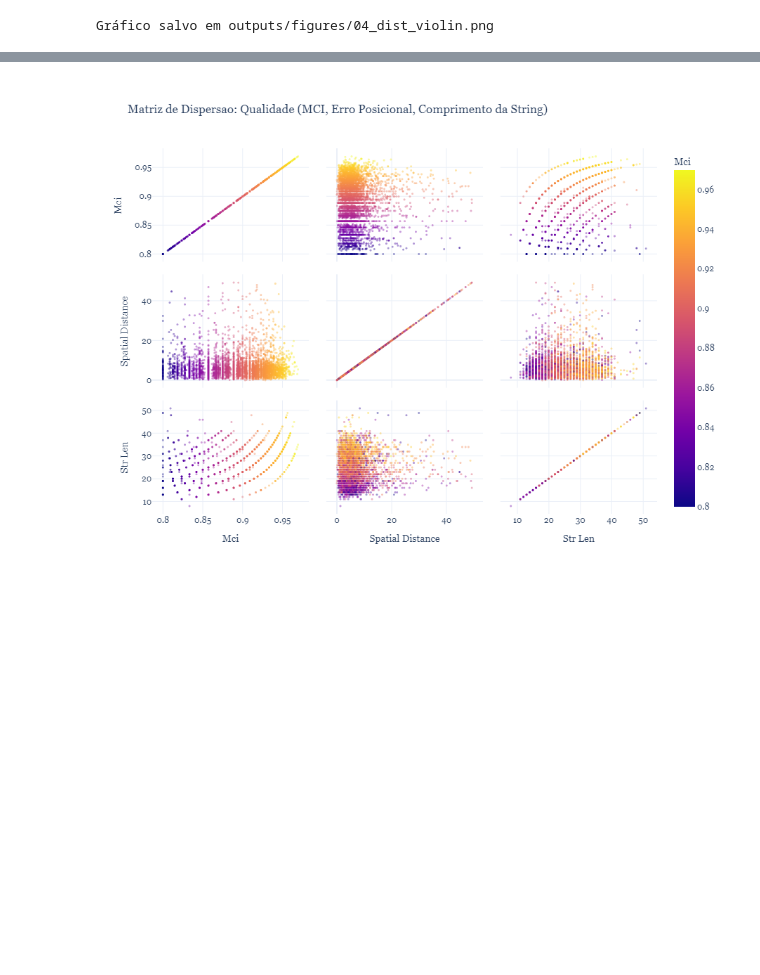
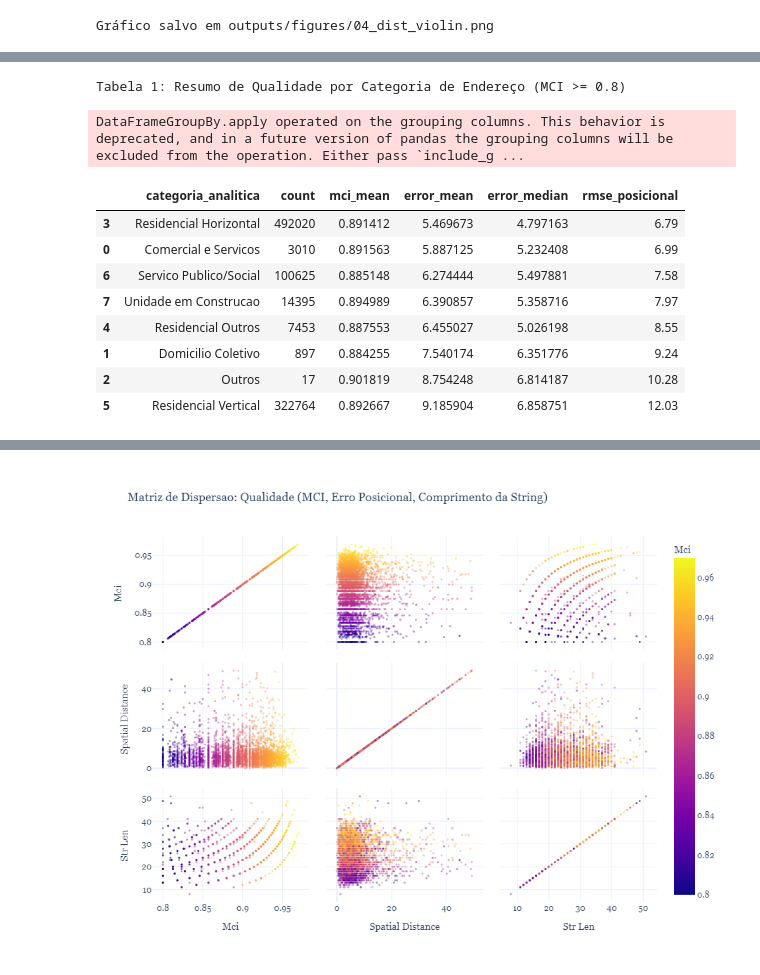
Before and after one commit to mcatrinque/geocoding-quality-analysis, a Jupyter notebook: notebooks/04_quality_and_accuracy.ipynb, the cells around one changed output, grey strips where cells are left out. Saved outputs shown, nothing was run; the diff lists cells and outputs as text; code cells hidden in the pictures; blank space fills up the shorter version.

```diff
--- a/notebooks/04_quality_and_accuracy.ipynb
+++ b/notebooks/04_quality_and_accuracy.ipynb
@@ -113,0 +125,38 @@ Gráfico salvo em outputs/figures/04_dist_violin.png
+# %%
+from src.metrics import categorize_cnefe_species
+
+# Aplicar categorização na base de alta certeza
+high_certainty_df = categorize_cnefe_species(high_certainty_df)
+hc_sample = categorize_cnefe_species(hc_sample)
+
+# Calcular métricas agregadas por categoria
+cat_summary = high_certainty_df.groupby('categoria_analitica').agg(
+    count=('id_cnefe', 'count'),
+    mci_mean=('MCI', 'mean'),
+    error_mean=('spatial_distance', 'mean'),
+    error_median=('spatial_distance', 'median')
+).reset_index()
+
+# RMSE por categoria
+def get_rmse(group):
+    return calculate_positional_rmse(group, 'spatial_distance')
+
+cat_summary['rmse_posicional'] = high_certainty_df.groupby('categoria_analitica').apply(get_rmse).values
+
+print("Tabela 1: Resumo de Qualidade por Categoria de Endereço (MCI >= 0.8)")
+display(cat_summary.sort_values('rmse_posicional'))
+
+# Salvar tabela para dissertação
+cat_summary.to_csv('outputs/tables/04_quality_by_category.csv', index=False)
+# %% [output]
+Tabela 1: Resumo de Qualidade por Categoria de Endereço (MCI >= 0.8)
+DataFrameGroupBy.apply operated on the grouping columns. This behavior is deprecated, and in a future version of pandas the grouping columns will be excluded from the operation. Either pass `include_g ...
+|  | categoria_analitica | count | mci_mean | error_mean | error_median | rmse_posicional |
+| 3 | Residencial Horizontal | 492020 | 0.891412 | 5.469673 | 4.797163 | 6.79 |
+| 0 | Comercial e Servicos | 3010 | 0.891563 | 5.887125 | 5.232408 | 6.99 |
+| 6 | Servico Publico/Social | 100625 | 0.885148 | 6.274444 | 5.497881 | 7.58 |
+| 7 | Unidade em Construcao | 14395 | 0.894989 | 6.390857 | 5.358716 | 7.97 |
+| 4 | Residencial Outros | 7453 | 0.887553 | 6.455027 | 5.026198 | 8.55 |
+| 1 | Domicilio Coletivo | 897 | 0.884255 | 7.540174 | 6.351776 | 9.24 |
+| 2 | Outros | 17 | 0.901819 | 8.754248 | 6.814187 | 10.28 |
+| 5 | Residencial Vertical | 322764 | 0.892667 | 9.185904 | 6.858751 | 12.03 |
```
Also changed, not shown: parts of 8 cells of this notebook, 11 other files.
